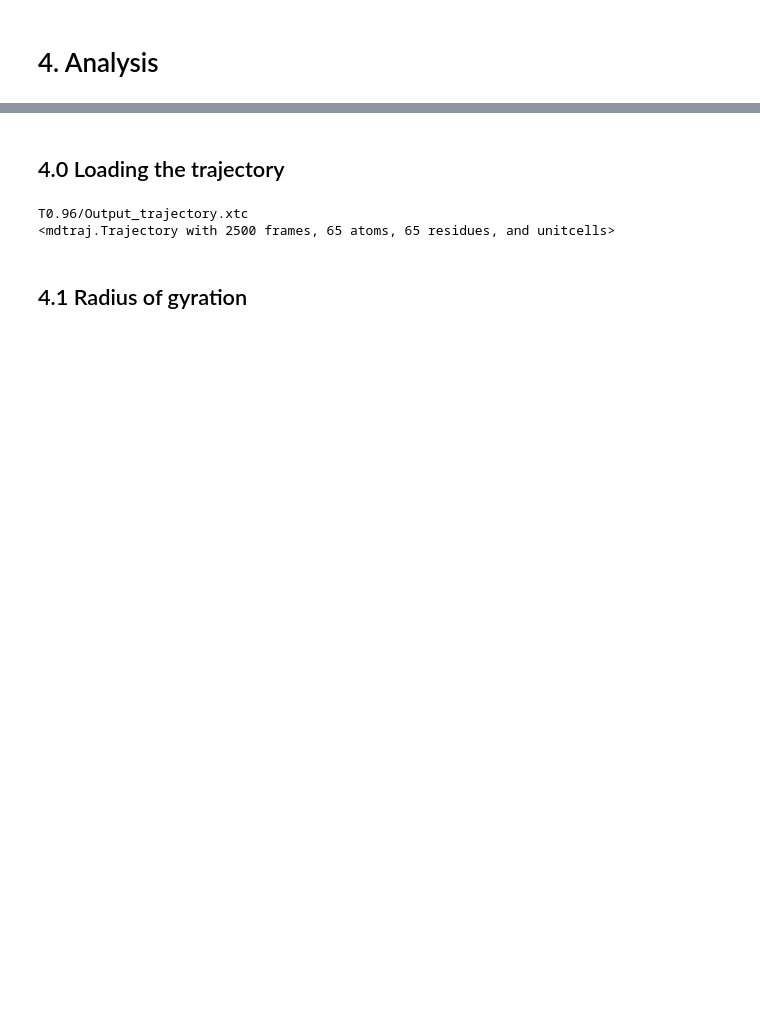
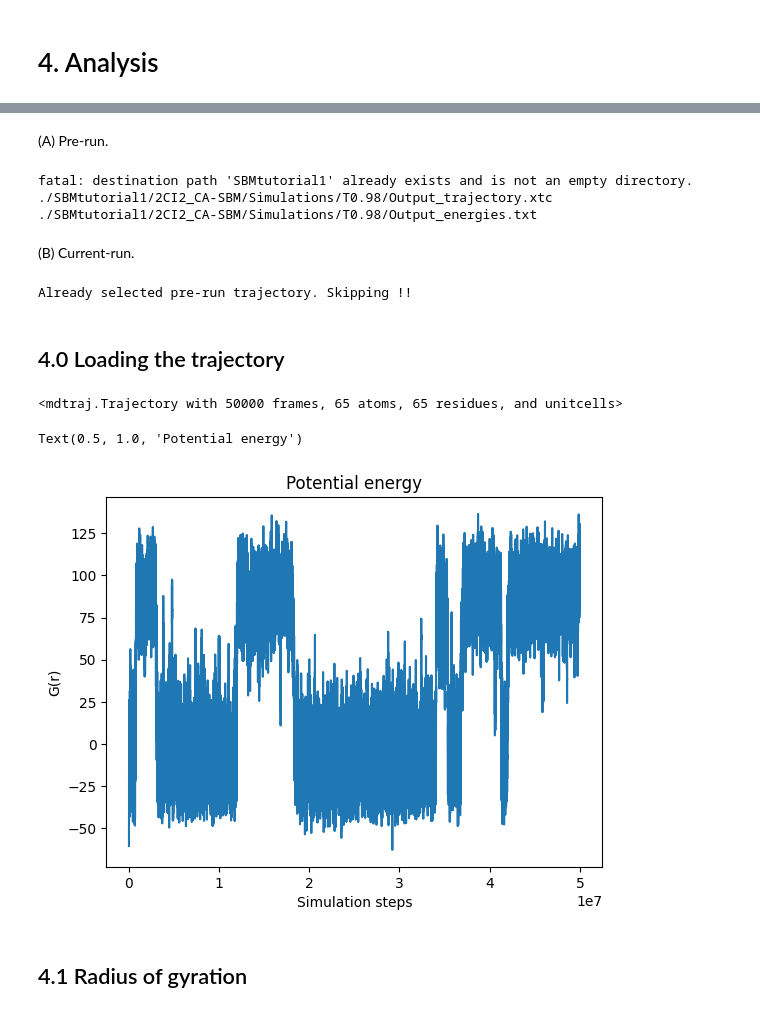
Before and after one commit to digvijaylp/SBMtutorial1, a Jupyter notebook: SBM_tutorial_1.ipynb, the cells around one changed output, grey strips where cells are left out. Saved outputs shown, nothing was run; the diff lists cells and outputs as text; code cells hidden in the pictures; blank space fills up the shorter version.

```diff
--- a/SBM_tutorial_1.ipynb
+++ b/SBM_tutorial_1.ipynb
@@ -270,21 +262,50 @@ sbm_CA.run(nsteps=5000000, report=True, interval=10000)
+# %% [markdown]
+(A) Pre-run.
+# %%
+
+!git clone https://github.com/digvijaylp/SBMtutorial1.git
+!ls ./SBMtutorial1/2CI2_CA-SBM/Simulations/T0.98/Output_trajectory.xtc
+!ls ./SBMtutorial1/2CI2_CA-SBM/Simulations/T0.98/Output_energies.txt
+sbm_CA_trjfile='./SBMtutorial1/2CI2_CA-SBM/Simulations/T0.98/Output_trajectory.xtc'
+sbm_CA_edrfile='./SBMtutorial1/2CI2_CA-SBM/Simulations/T0.98/Output_energies.txt'
+trajectory_selected=True
+# %% [output]
+fatal: destination path 'SBMtutorial1' already exists and is not an empty directory.
+./SBMtutorial1/2CI2_CA-SBM/Simulations/T0.98/Output_trajectory.xtc
+./SBMtutorial1/2CI2_CA-SBM/Simulations/T0.98/Output_energies.txt
+# %% [markdown]
+(B) Current-run.
+# %%
+if trajectory_selected:
+  print ("Already selected pre-run trajectory. Skipping !!")
+else:
+  sbm_CA_trjfile='T0.98/Output_trajectory.xtc'
+  sbm_CA_edrfile='./T0.98/Output_energies.txt'
+# %% [output]
+Already selected pre-run trajectory. Skipping !!
 # %% [markdown]
 ## 4.0 Loading the trajectory
 # %%
 # check for trajectory
-!ls T0.96/Output_trajectory.xtc
-
 import mdtraj as md
 
 # load trajectory
-sbm_CA_trjfile='T0.96/Output_trajectory.xtc'
 traj=md.load(sbm_CA_trjfile,top=sbm_CA_grofile)
 
 print (traj)
 sim_time=traj.time  # simulation time
 sim_steps=sim_time/dt # simulation steps time/dt
+
+with open(sbm_CA_edrfile) as fin:
+  PE=np.float64([line.split(',')[1] for line in fin if not line.startswith('#')])
+plt.plot(sim_steps,PE)
+plt.xlabel("Simulation steps")
+plt.ylabel("G(r)")
+plt.title("Potential energy")
 # %% [output]
-T0.96/Output_trajectory.xtc
-<mdtraj.Trajectory with 2500 frames, 65 atoms, 65 residues, and unitcells>
+<mdtraj.Trajectory with 50000 frames, 65 atoms, 65 residues, and unitcells>
+Text(0.5, 1.0, 'Potential energy')
+[figure, added]
 # %% [markdown]
 ## 4.1 Radius of gyration
 # %%
```
Also changed, not shown: parts of 17 cells of this notebook.
